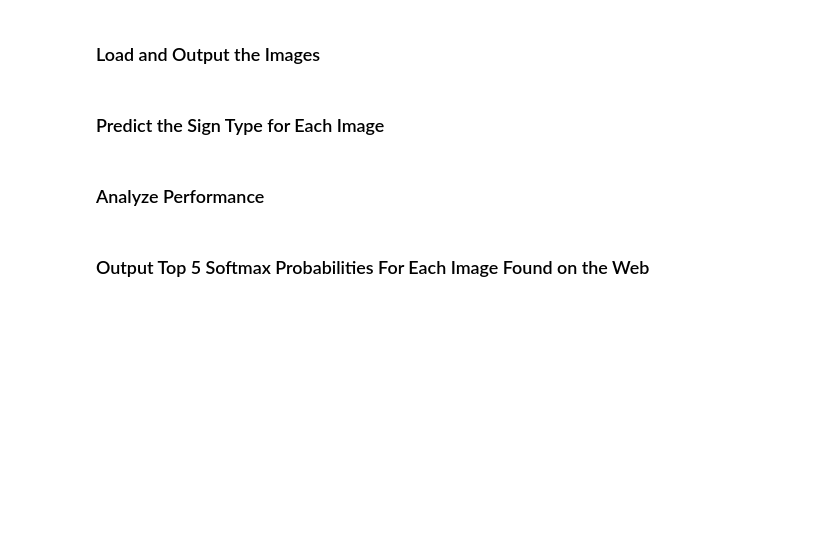
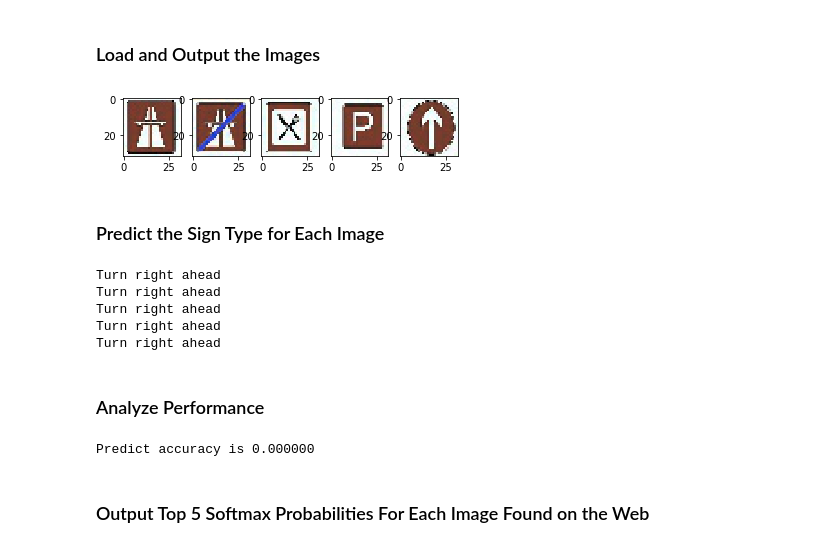
Before and after one commit to tonyxxq/Traffic-Sign-Classifier, a Jupyter notebook: Traffic_Sign_Classifier.ipynb, the cells around one changed output. Drawn from its saved outputs; the diff is of its cells as text; code cells hidden in the pictures; blank space fills up the shorter version.

Commit message:
add test and evaluate unit.

```diff
--- a/Traffic_Sign_Classifier.ipynb
+++ b/Traffic_Sign_Classifier.ipynb
@@ -283,17 +283,70 @@ You may find `signnames.csv` useful as it contains mappings from the class id (i
 # %%
 ### Load the images and plot them here.
 ### Feel free to use as many code cells as needed.
+import os
+import matplotlib.pyplot as plt
+import matplotlib.image as mpimg
+import cv2
+%matplotlib inline
+filenames = os.listdir("test")
+plot_num = 150
+for filename in filenames:
+    image = cv2.imread('test/' + filename)
+    plot_num += 1
+    plt.subplot(plot_num)
+    plt.imshow(image)
+# %% [output]
+[figure, added]
 # %% [markdown]
 ### Predict the Sign Type for Each Image
 # %%
 ### Run the predictions here and use the model to output the prediction for each image.
 ### Make sure to pre-process the images with the same pre-processing pipeline used earlier.
 ### Feel free to use as many code cells as needed.
+# resize image
+import tensorflow as tf
+filenames = os.listdir("test")
+X_new = []
+y_new = [1, 2, 3, 4, 5]
+for filename in filenames:
+    image = cv2.imread('test/' + filename)
+    res = cv2.resize(image, (32, 32), interpolation=cv2.INTER_CUBIC)
+    cv2.imwrite('test/' + filename, res)
+    X_new.append(res)
+# predict
+saver = tf.train.Saver()
+y_predict = []
+with tf.Session() as sess:
+    sess.run(tf.global_variables_initializer())
+    ckpt = tf.train.get_checkpoint_state("./checkpoints")
+    if ckpt and ckpt.model_checkpoint_path:
+        y_predict = sess.run(y_prediction, feed_dict={x:X_new, keep_prob:1.0})
+        for sign in y_predict:
+            print(signnames.get(sign))
+    else:
+        print("do not find a chickpoint!")
+# %% [output]
+Turn right ahead
+Turn right ahead
+Turn right ahead
+Turn right ahead
+Turn right ahead
 # %% [markdown]
 ### Analyze Performance
 # %%
 ### Calculate the accuracy for these 5 new images.
 ### For example, if the model predicted 1 out of 5 signs correctly, it's 20% accurate on these new images.
+saver = tf.train.Saver()
+with tf.Session() as sess:
+    sess.run(tf.global_variables_initializer())
+    ckpt = tf.train.get_checkpoint_state("./checkpoints")
+    if ckpt and ckpt.model_checkpoint_path:
+        predict_accury = evaluate(X_new, y_new)
+        print("Predict accuracy is {:3f}".format(predict_accury))
+    else:
+        print("do not find a chickpoint!")
+# %% [output]
+Predict accuracy is 0.000000
 # %% [markdown]
 ### Output Top 5 Softmax Probabilities For Each Image Found on the Web
 # %% [markdown]
```
Also changed, not shown: parts of 3 cells of this notebook.
